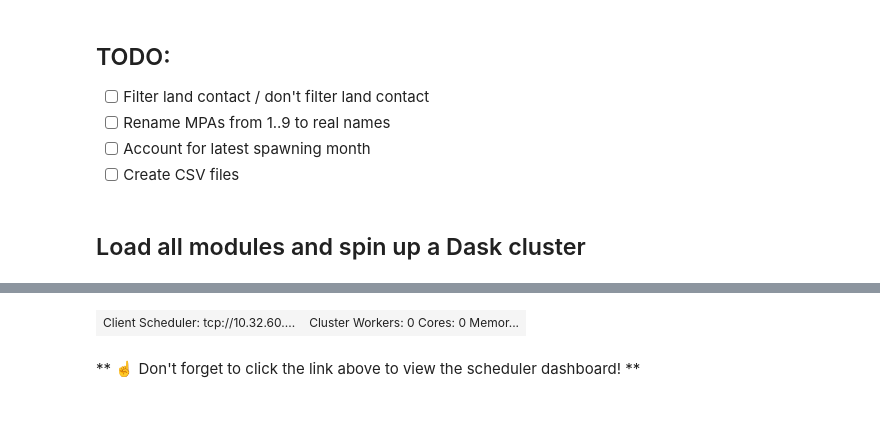
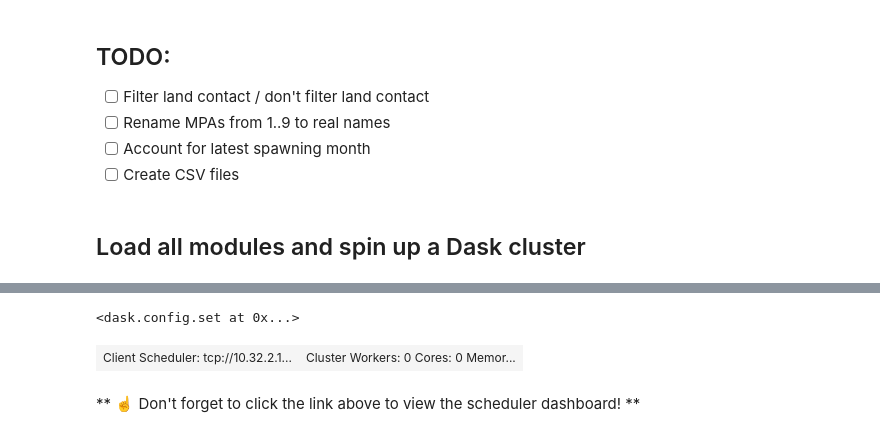
Before and after one commit to willirath/medseaconnectivity, a Jupyter notebook: notebooks/05_Connectivity_Matrix_MPAs.ipynb, the cells around one changed output, grey strips where cells are left out. Saved outputs shown, nothing was run; the diff lists cells and outputs as text; code cells hidden in the pictures.

```diff
--- a/notebooks/05_Connectivity_Matrix_MPAs.ipynb
+++ b/notebooks/05_Connectivity_Matrix_MPAs.ipynb
@@ -52,2 +83,22 @@ warnings.filterwarnings(filter_warnings)
+# %%
+dconf.set({"kubernetes.worker-template.spec.containers":
+    [{
+        'args': [
+            'dask-worker',
+            '--nthreads',
+            '4',
+            '--no-bokeh',
+            '--memory-limit',
+            '14.5GB',
+            '--death-timeout',
+            '60'
+        ],
+        'image': '${JUPYTER_IMAGE_SPEC}',
+        'name': 'dask-${JUPYTERHUB_USER}',
+        'resources': {'limits': {'cpu': 16, 'memory': '14.5G'},
+                      'requests': {'cpu': 3, 'memory': '14.5G'}}}]
+})
+# %% [output]
+<dask.config.set at 0x...>
 # %%
 %matplotlib inline
@@ -62,14 +117,14 @@ from dask import delayed
 # %%
 from dask.distributed import Client, progress
 
 from dask_kubernetes import KubeCluster
-cluster = KubeCluster(n_workers=10)
-cluster.adapt(minimum=10, maximum=150, wait_count=15)
+cluster = KubeCluster(n_workers=10, silence_logs=50)
+cluster.adapt(minimum=4, maximum=150, wait_count=15)
 
-client = Client(cluster)
+client = Client(cluster, silence_logs=50)
 client
 # %% [output]
-| Client Scheduler: tcp://10.32.60.... | Cluster Workers: 0 Cores: 0 Memor... |
+| Client Scheduler: tcp://10.32.2.1... | Cluster Workers: 0 Cores: 0 Memor... |
 # %% [markdown]
 ** ☝️ Don't forget to click the link above to view the scheduler dashboard! **
 # %% [markdown]
```
Also changed, not shown: parts of 60 cells of this notebook, 36 other files.
